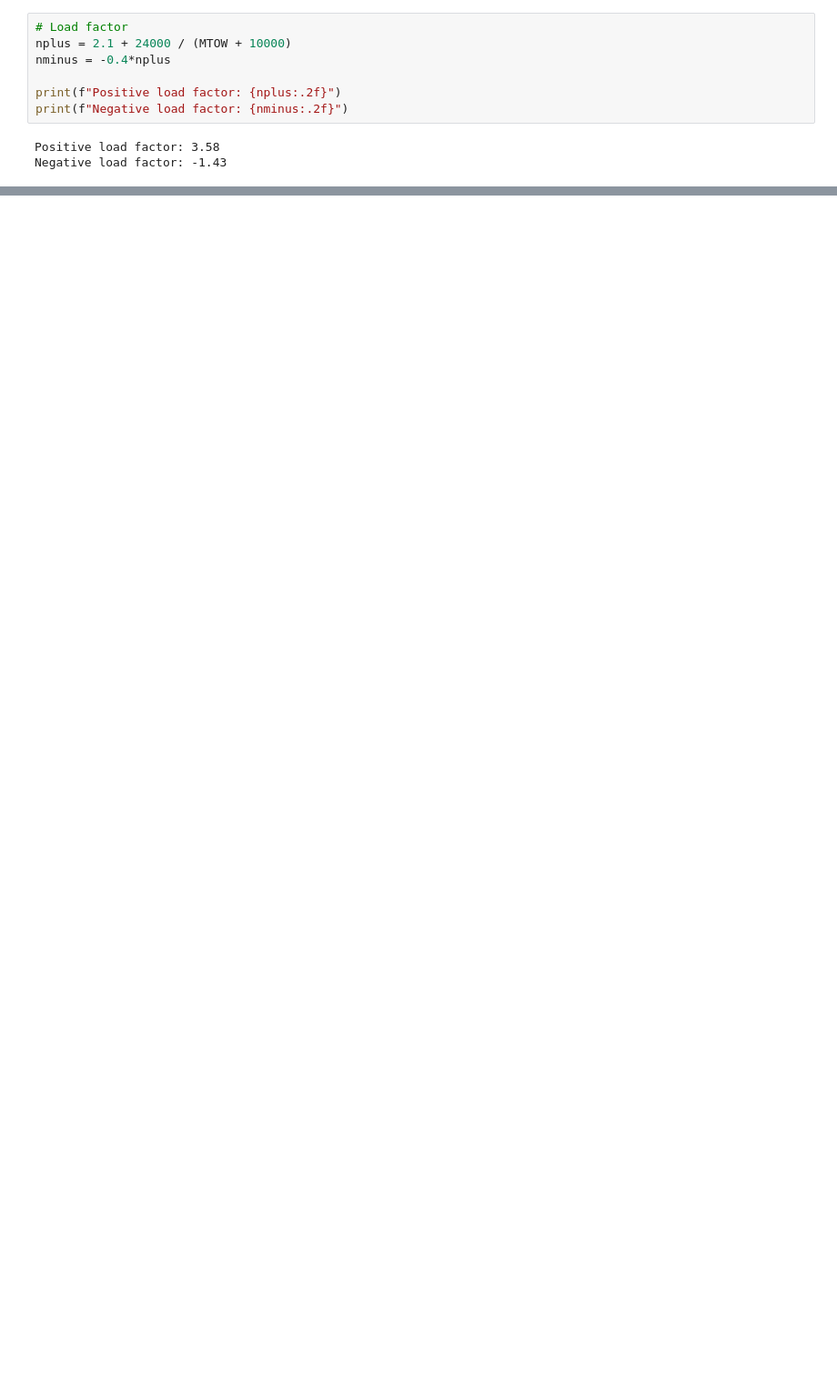
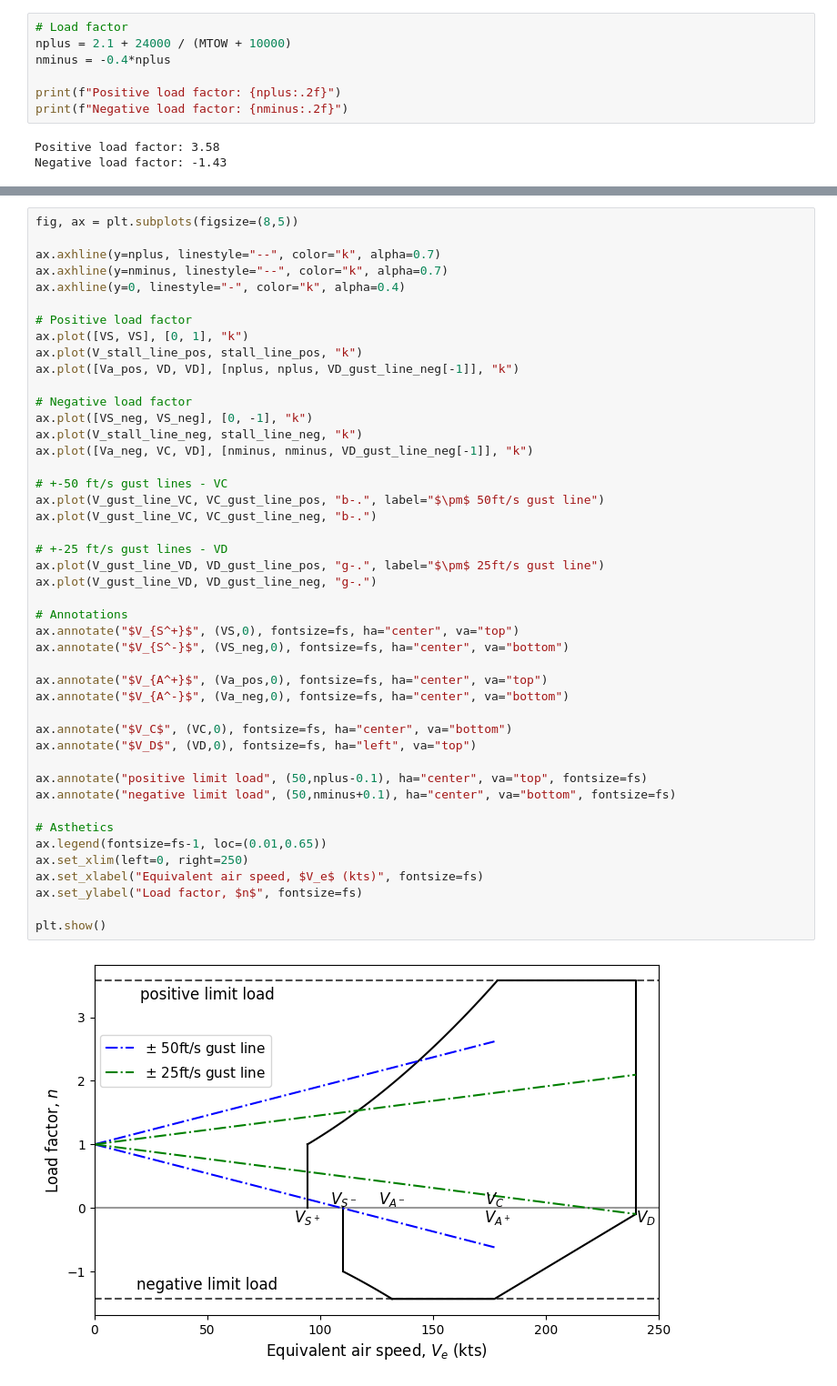
Before and after one commit to ComputationalDesignLab/aircraft-design, a Jupyter notebook: book/trade_study/vn_diagram.ipynb, the cells around one changed output, grey strips where cells are left out. Shown: that part at 91% size. Cells and saved outputs as stored; diff of their text form; blank space fills up the shorter version.

```diff
--- a/book/trade_study/vn_diagram.ipynb
+++ b/book/trade_study/vn_diagram.ipynb
@@ -182,0 +270,47 @@ Text(0, 0.5, 'Load factor, $n$')
+# %%
+fig, ax = plt.subplots(figsize=(8,5))
+
+ax.axhline(y=nplus, linestyle="--", color="k", alpha=0.7)
+ax.axhline(y=nminus, linestyle="--", color="k", alpha=0.7)
+ax.axhline(y=0, linestyle="-", color="k", alpha=0.4)
+
+# Positive load factor
+ax.plot([VS, VS], [0, 1], "k")
+ax.plot(V_stall_line_pos, stall_line_pos, "k")
+ax.plot([Va_pos, VD, VD], [nplus, nplus, VD_gust_line_neg[-1]], "k")
+
+# Negative load factor
+ax.plot([VS_neg, VS_neg], [0, -1], "k")
+ax.plot(V_stall_line_neg, stall_line_neg, "k")
+ax.plot([Va_neg, VC, VD], [nminus, nminus, VD_gust_line_neg[-1]], "k")
+
+# +-50 ft/s gust lines - VC
+ax.plot(V_gust_line_VC, VC_gust_line_pos, "b-.", label="$\pm$ 50ft/s gust line")
+ax.plot(V_gust_line_VC, VC_gust_line_neg, "b-.")
+
+# +-25 ft/s gust lines - VD
+ax.plot(V_gust_line_VD, VD_gust_line_pos, "g-.", label="$\pm$ 25ft/s gust line")
+ax.plot(V_gust_line_VD, VD_gust_line_neg, "g-.")
+
+# Annotations
+ax.annotate("$V_{S^+}$", (VS,0), fontsize=fs, ha="center", va="top")
+ax.annotate("$V_{S^-}$", (VS_neg,0), fontsize=fs, ha="center", va="bottom")
+
+ax.annotate("$V_{A^+}$", (Va_pos,0), fontsize=fs, ha="center", va="top")
+ax.annotate("$V_{A^-}$", (Va_neg,0), fontsize=fs, ha="center", va="bottom")
+
+ax.annotate("$V_C$", (VC,0), fontsize=fs, ha="center", va="bottom")
+ax.annotate("$V_D$", (VD,0), fontsize=fs, ha="left", va="top")
+
+ax.annotate("positive limit load", (50,nplus-0.1), ha="center", va="top", fontsize=fs)
+ax.annotate("negative limit load", (50,nminus+0.1), ha="center", va="bottom", fontsize=fs)
+
+# Asthetics
+ax.legend(fontsize=fs-1, loc=(0.01,0.65))
+ax.set_xlim(left=0, right=250)
+ax.set_xlabel("Equivalent air speed, $V_e$ (kts)", fontsize=fs)
+ax.set_ylabel("Load factor, $n$", fontsize=fs)
+
+plt.show()
+# %% [output]
+[figure, added]
```
Also changed, not shown: parts of 20 cells of this notebook.
